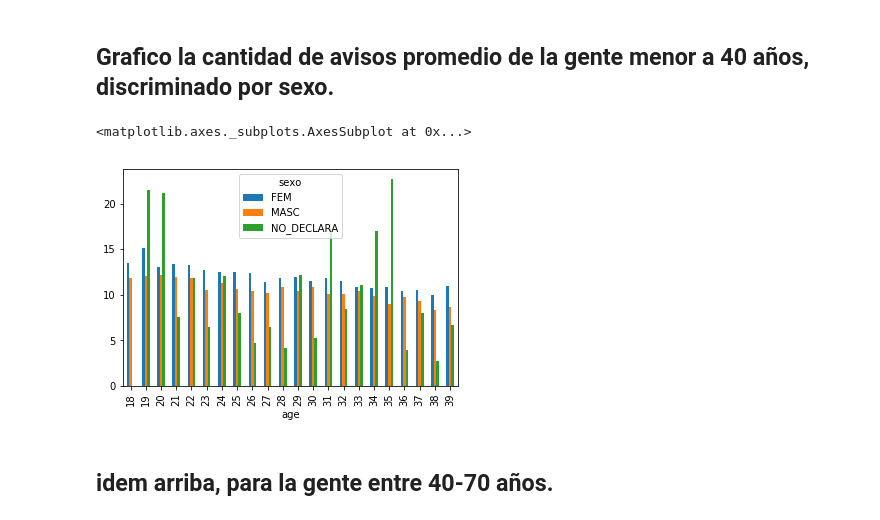
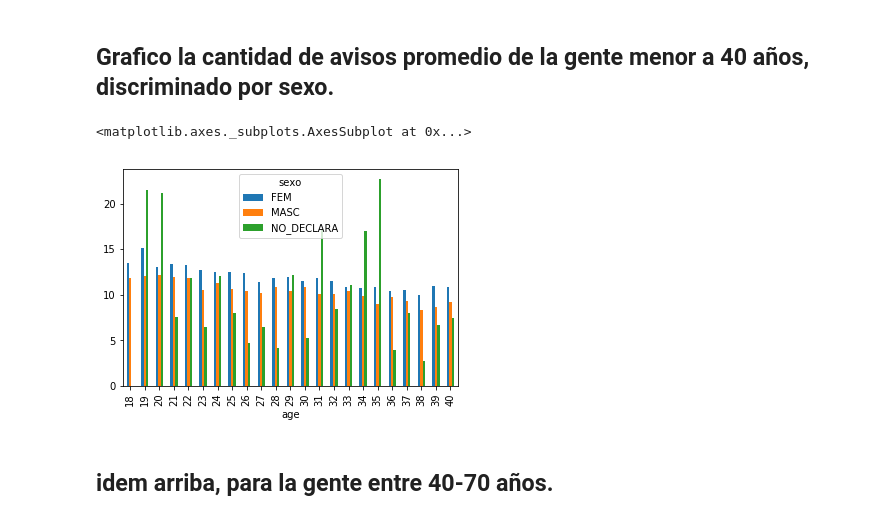
Before and after one commit to iloyarte/datos-tp, a Jupyter notebook: TP 1 - Analisis exploratorio - 2C.ipynb, the cells around one changed output. Saved outputs shown, nothing was run; the diff lists cells and outputs as text; code cells hidden in the pictures.

```diff
--- a/TP 1 - Analisis exploratorio - 2C.ipynb
+++ b/TP 1 - Analisis exploratorio - 2C.ipynb
@@ -30,15 +85,15 @@ postulantes_avisos_mean.plot.scatter('age','avisos_vistos_mean')
 ## Grafico la cantidad de avisos promedio de la gente menor a 40 años, discriminado por sexo.
 # %%
 postulantes_sexo_edad = postulantes_vistas.groupby(['idpostulante', 'sexo','age']).count().reset_index()[['sexo','idAviso','age']]
-postulantes_sexo_edad_men_30 = postulantes_sexo_edad[postulantes_sexo_edad['age'] < 40]
+postulantes_sexo_edad_men_30 = postulantes_sexo_edad[postulantes_sexo_edad['age'] <= 40]
 postulantes_sexo_edad_men_30 = postulantes_sexo_edad_men_30.groupby(['sexo','age']).mean().reset_index()
 postulantes_sexo_edad_men_30.columns = ['sexo','age','mean']
 postulantes_sexo_edad_men_30.pivot(index = 'age', columns = 'sexo', values = 'mean').plot(kind='bar')
 
 # El plot quedo gigante, quizas se puede particionar mas todavia.
 # %% [output]
 <matplotlib.axes._subplots.AxesSubplot at 0x...>
-[figure, old version]
+[figure, new version]
 # %% [markdown]
 ## idem arriba, para la gente entre 40-70 años.
 # %%
```
Also changed, not shown: parts of 27 cells of this notebook.
